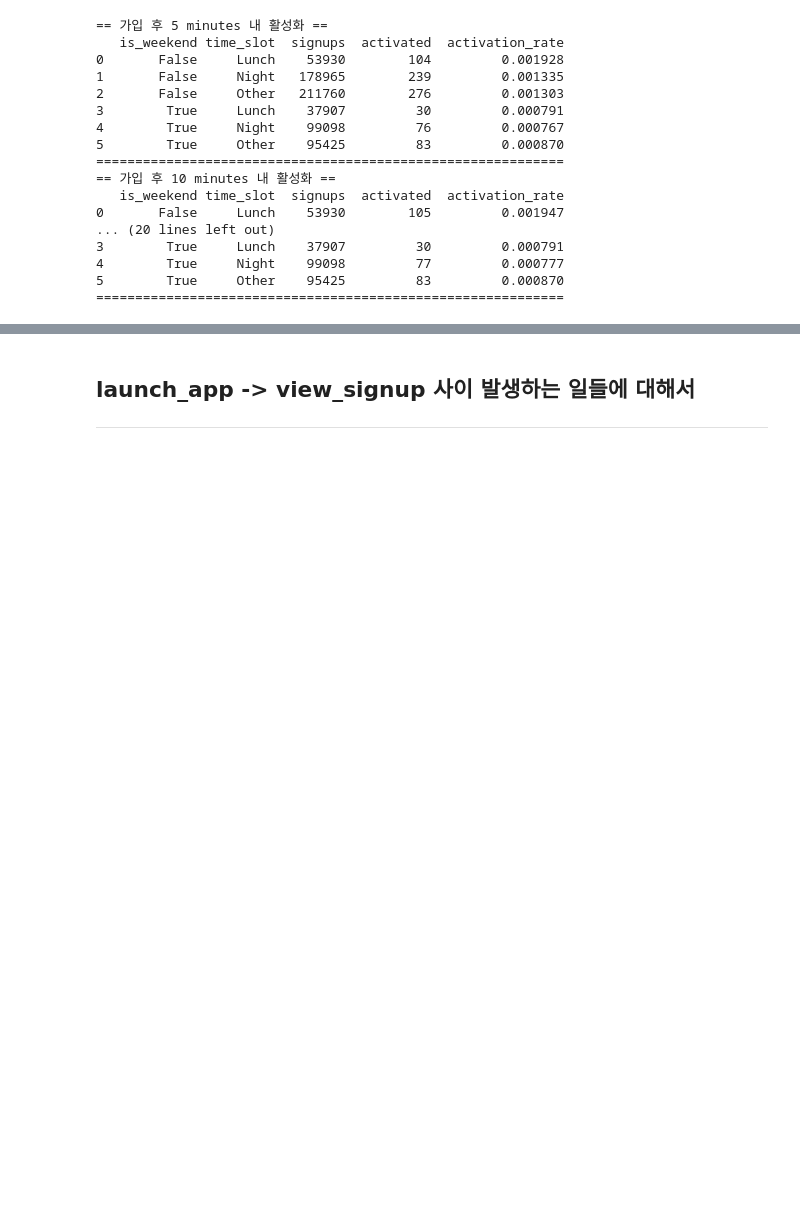
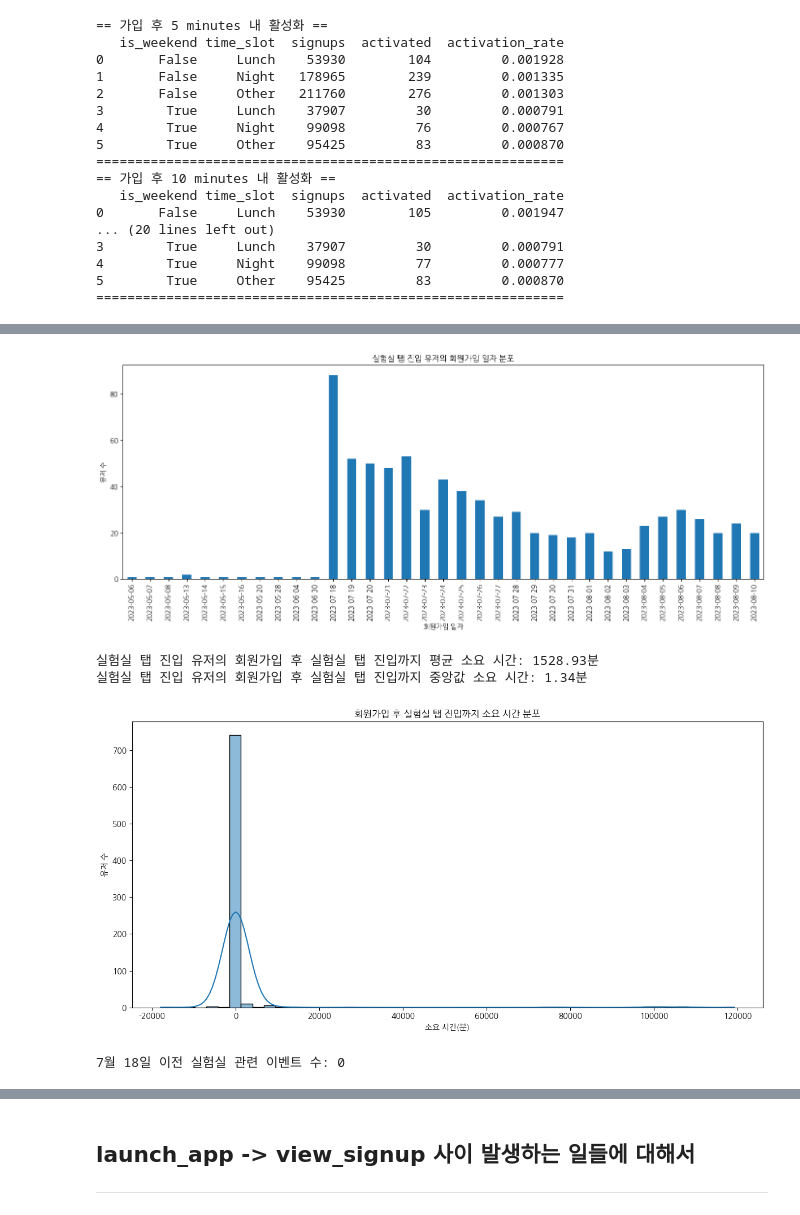
Before and after one commit to seung127/codeit_project, a Jupyter notebook: codeit-project-docker/notebooks/search_for_acquisition.ipynb, the cells around one changed output, grey strips where cells are left out. Saved outputs shown, nothing was run; the diff lists cells and outputs as text; code cells hidden in the pictures; blank space fills up the shorter version.

```diff
--- a/codeit-project-docker/notebooks/search_for_acquisition.ipynb
+++ b/codeit-project-docker/notebooks/search_for_acquisition.ipynb
@@ -1482,0 +1524,57 @@ time_event_activation_summary('hours', 1)
+# %%
+# 실험실 탭 진입 유저의 회원가입 일자 시각화
+plt.figure(figsize=(14, 6))
+lab_users_signup_dates['created_at_plus_9'].dt.date.value_counts().sort_index().plot(kind='bar')
+plt.title('실험실 탭 진입 유저의 회원가입 일자 분포')
+plt.xlabel('회원가입 일자')
+plt.ylabel('유저 수')
+plt.tight_layout()
+plt.show()
+
+# 실험실 탭 진입 유저의 회원가입 후 실험실 탭 진입까지 걸린 시간(분) 계산
+# 1. 실험실 탭 진입 이벤트만 추출
+lab_events = signup_users_all_events[signup_users_all_events['user_id'].isin(lab_users) &
+                                    signup_users_all_events['event_key'].isin(lab_tab_events)].copy()
+
+# 2. 회원가입 일자 정보 merge
+lab_events = lab_events.merge(
+    lab_users_signup_dates.rename(columns={'id': 'user_id'}),
+    on='user_id',
+    how='left'
+)
+
+# 3. 회원가입 후 실험실 탭 진입까지 걸린 시간(분) 계산 (최초 진입만)
+lab_events['signup_to_lab_min'] = (lab_events['event_datetime'] - lab_events['created_at_plus_9']).dt.total_seconds() / 60
+first_lab_events = lab_events.sort_values(['user_id', 'event_datetime']).groupby('user_id').first()
+
+# 4. 평균, 중앙값 출력
+mean_time = first_lab_events['signup_to_lab_min'].mean()
+median_time = first_lab_events['signup_to_lab_min'].median()
+print(f"실험실 탭 진입 유저의 회원가입 후 실험실 탭 진입까지 평균 소요 시간: {mean_time:.2f}분")
+print(f"실험실 탭 진입 유저의 회원가입 후 실험실 탭 진입까지 중앙값 소요 시간: {median_time:.2f}분")
+
+# 5. 분포 시각화
+plt.figure(figsize=(12, 6))
+sns.histplot(first_lab_events['signup_to_lab_min'], bins=50, kde=True)
+plt.title('회원가입 후 실험실 탭 진입까지 소요 시간 분포')
+plt.xlabel('소요 시간(분)')
+plt.ylabel('유저 수')
+plt.tight_layout()
+plt.show()
+# %% [output]
+[figure, added]
+실험실 탭 진입 유저의 회원가입 후 실험실 탭 진입까지 평균 소요 시간: 1528.93분
+실험실 탭 진입 유저의 회원가입 후 실험실 탭 진입까지 중앙값 소요 시간: 1.34분
+[figure, added]
+# %%
+# 1. 실험실 관련 이벤트가 7월 18일 이전에 있었는지 확인
+lab_tab_events = ['view_lab_tap', 'click_bottom_navigation_lab']
+lab_events_before_july18 = signup_users_events[
+    (signup_users_events['event_key'].isin(lab_tab_events)) &
+    (signup_users_events['event_datetime'] < pd.Timestamp('2023-07-18'))
+]
+print(f"7월 18일 이전 실험실 관련 이벤트 수: {len(lab_events_before_july18)}")
+if not lab_events_before_july18.empty:
+    display(lab_events_before_july18[['event_datetime', 'event_key', 'user_id']].head())
+# %% [output]
+7월 18일 이전 실험실 관련 이벤트 수: 0
```
Also changed, not shown: parts of 12 cells of this notebook, 10 other files.
